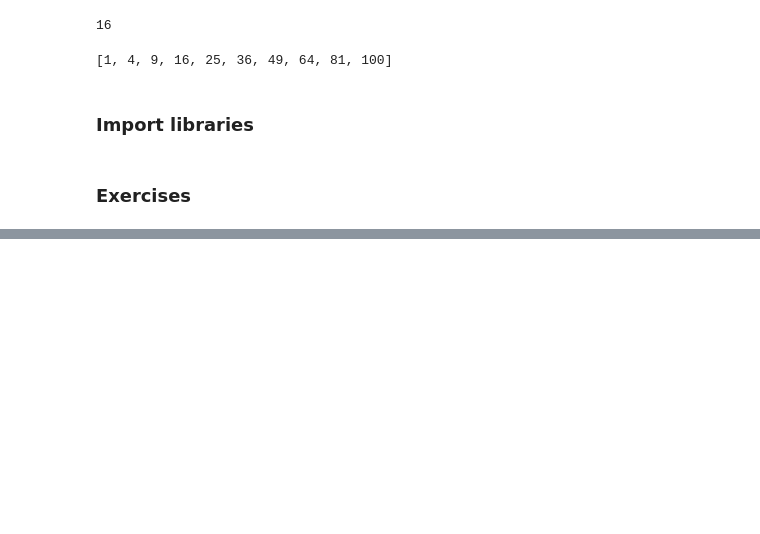
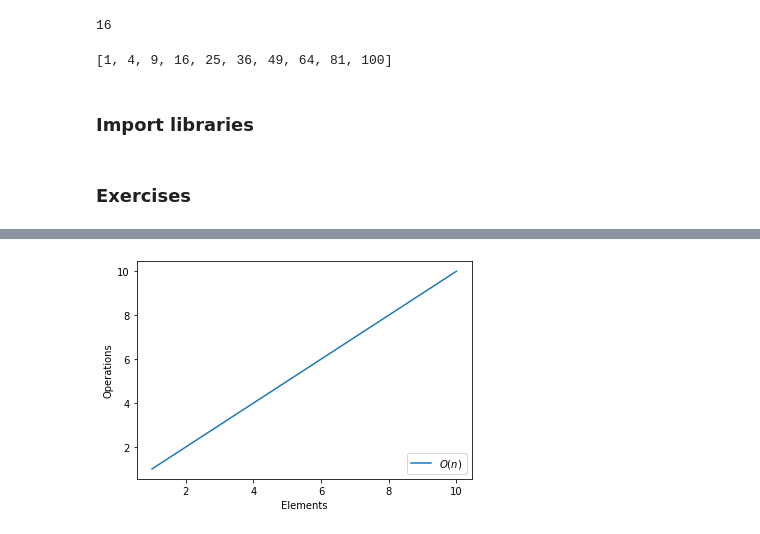
Before and after one commit to lukewbecker/numpy-pandas-visualization-exercises, a Jupyter notebook: big_o_notation.ipynb, the cells around one changed output, grey strips where cells are left out. Saved outputs shown, nothing was run; the diff lists cells and outputs as text; code cells hidden in the pictures; blank space fills up the shorter version.

```diff
--- a/big_o_notation.ipynb
+++ b/big_o_notation.ipynb
@@ -63,0 +72,12 @@ plt.show()
+# %%
+x3 = list(range(1, 11))
+
+y3 = x3
+
+plt.plot(x3, y3, label = "$O(n)$")
+plt.xlabel("Elements")
+plt.ylabel("Operations")
+plt.legend(loc = 4)
+plt.show()
+# %% [output]
+[figure, added]
```
Also changed, not shown: parts of 13 cells of this notebook.
